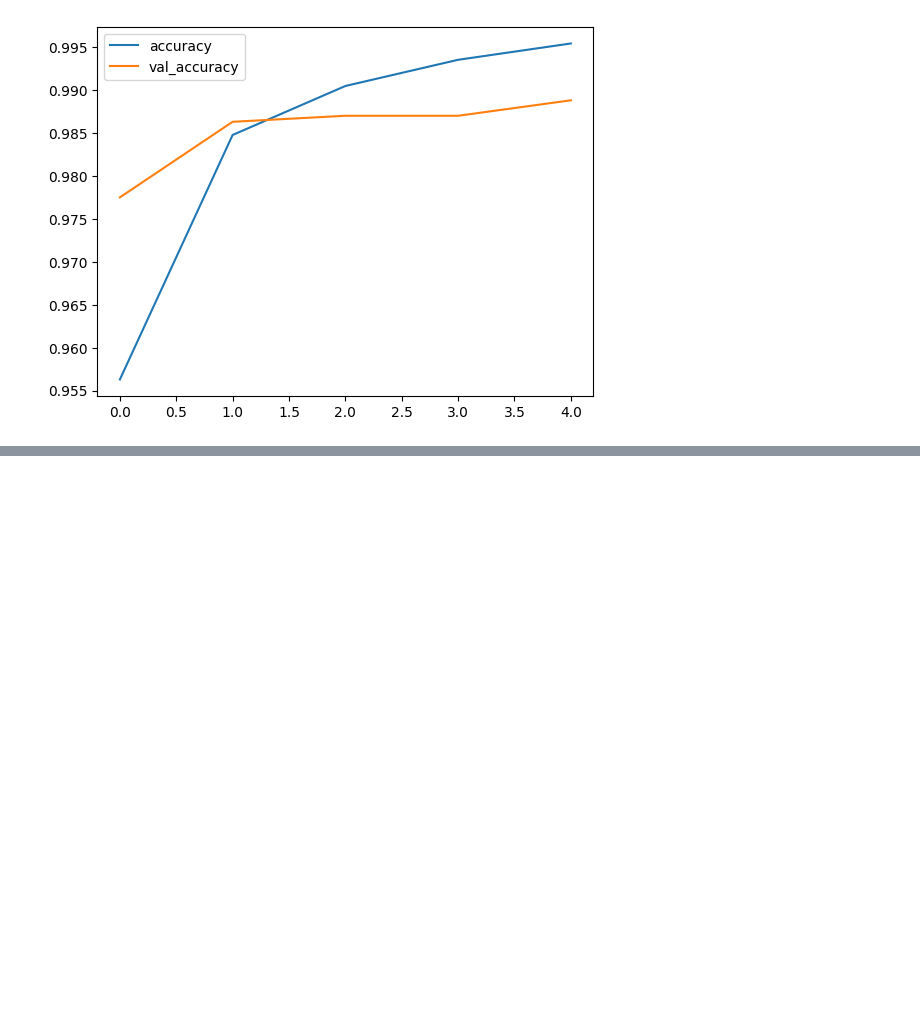
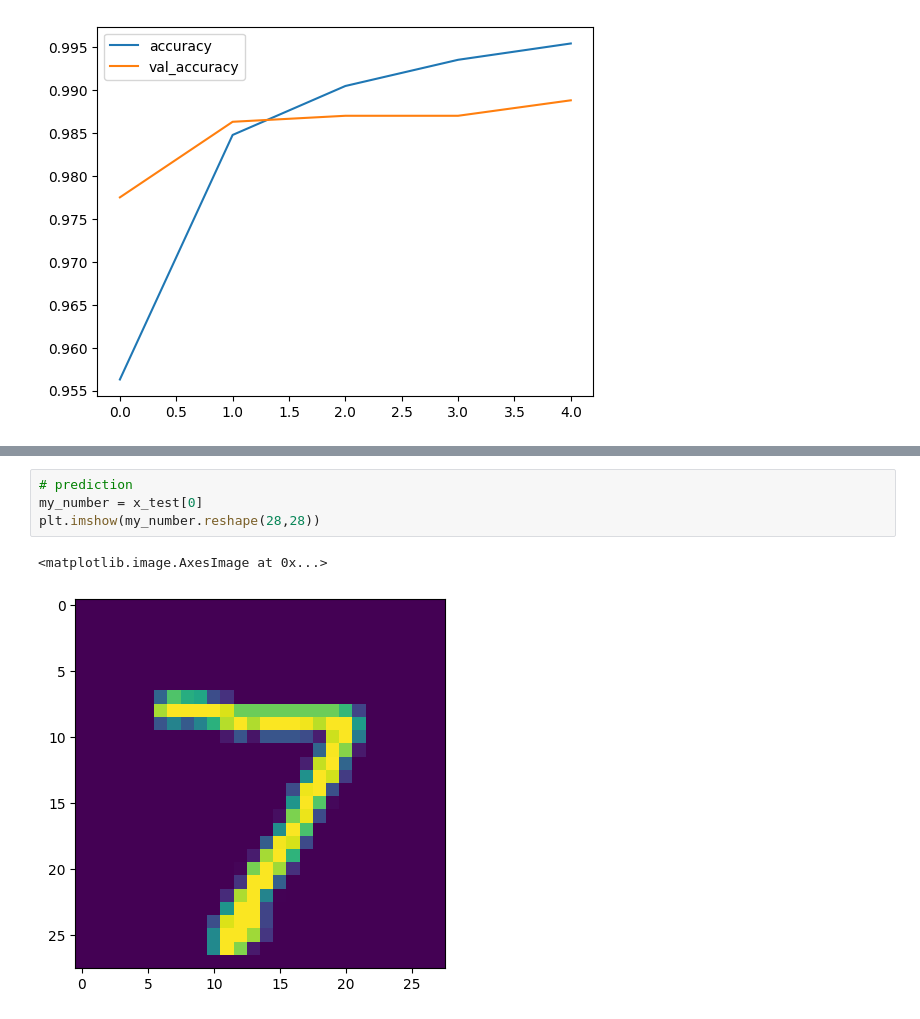
Before and after one commit to gc2321/3235-Machine-Learning, a Jupyter notebook: XTRA_NEURO_NET_EXERCISES/2_cnn_classification_MNIST.ipynb, the cells around one changed output, grey strips where cells are left out. Saved outputs shown, nothing was run; the diff lists cells and outputs as text; blank space fills up the shorter version.

```diff
--- a/XTRA_NEURO_NET_EXERCISES/2_cnn_classification_MNIST.ipynb
+++ b/XTRA_NEURO_NET_EXERCISES/2_cnn_classification_MNIST.ipynb
@@ -164,0 +227,7 @@ losses[['accuracy','val_accuracy']].plot()
+# %%
+# prediction
+my_number = x_test[0]
+plt.imshow(my_number.reshape(28,28))
+# %% [output]
+<matplotlib.image.AxesImage at 0x...>
+[figure, added]
```
Also changed, not shown: parts of 11 cells of this notebook.
